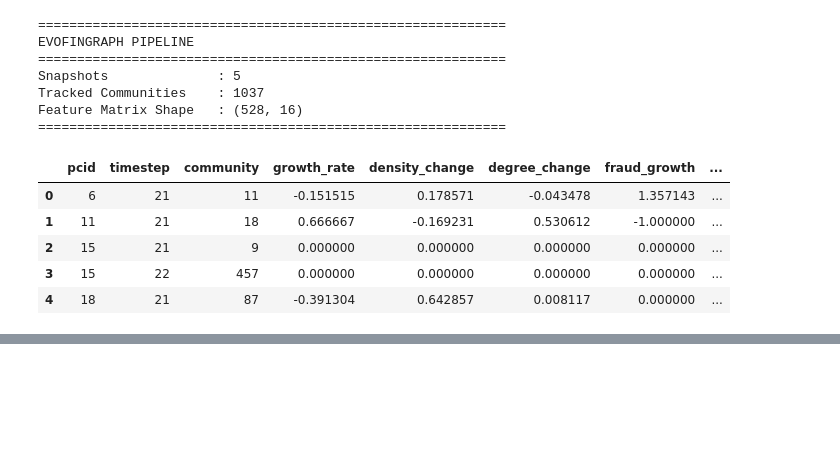
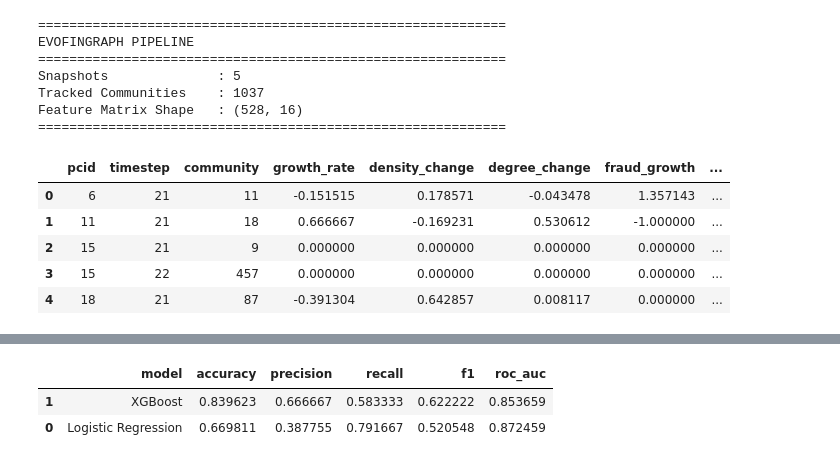
Before and after one commit to riaxoxo17/EvoFinGraph, a Jupyter notebook: notebooks/04_models.ipynb, the cells around one changed output, grey strips where cells are left out. Saved outputs shown, nothing was run; the diff lists cells and outputs as text; code cells hidden in the pictures; blank space fills up the shorter version.

```diff
--- a/notebooks/04_models.ipynb
+++ b/notebooks/04_models.ipynb
@@ -89,0 +278,6 @@ KeyError: 'metrics'
+# %%
+report.rank("f1")
+# %% [output]
+|  | model | accuracy | precision | recall | f1 | roc_auc |
+| 1 | XGBoost | 0.839623 | 0.666667 | 0.583333 | 0.622222 | 0.853659 |
+| 0 | Logistic Regression | 0.669811 | 0.387755 | 0.791667 | 0.520548 | 0.872459 |
```
Also changed, not shown: parts of 47 cells of this notebook, 1 other file.
